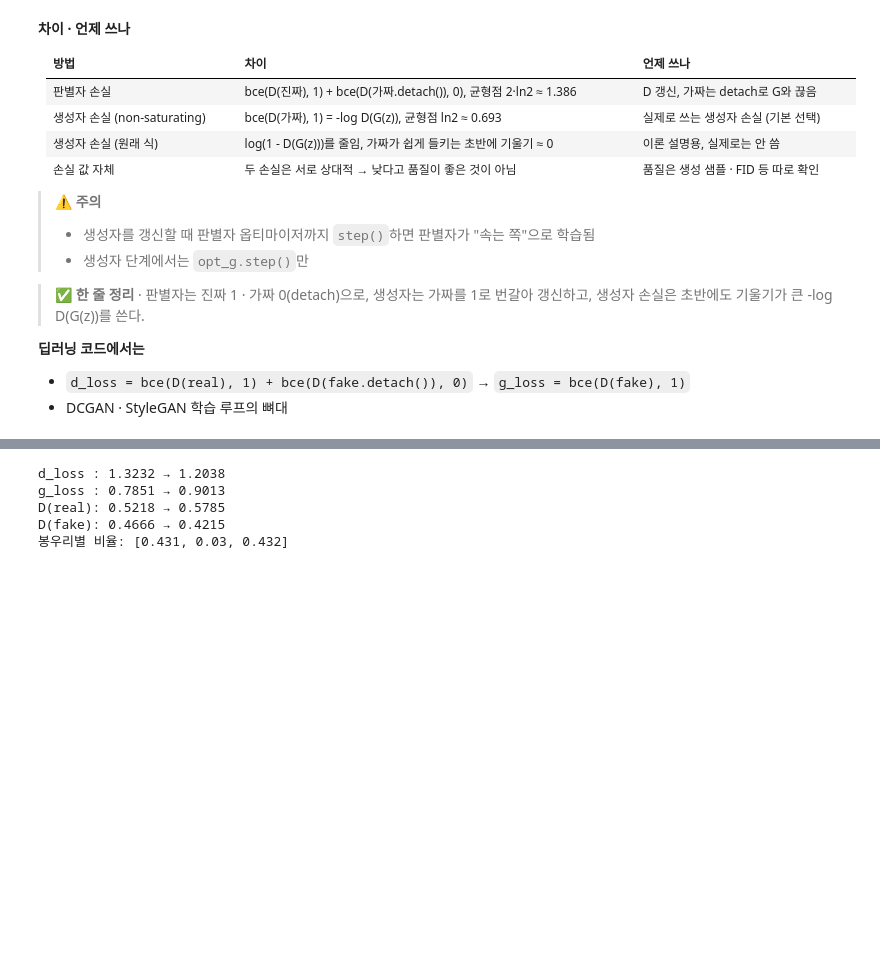
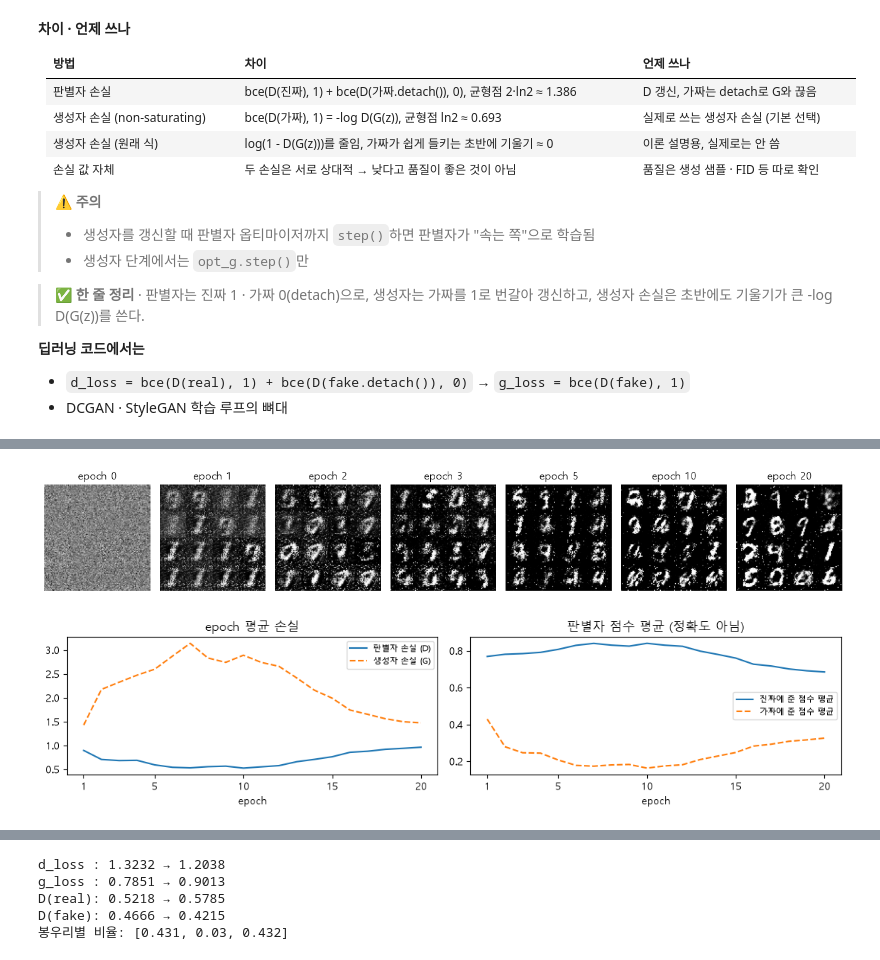
Before and after one commit to lee-da-gyo/ml-dl-study, a Jupyter notebook: 기초 문법 정리/13_생성모델/생성모델-1_GAN·Diffusion(완성본).ipynb, the cells around one changed output, grey strips where cells are left out. Drawn from its saved outputs; the diff is of its cells as text; code cells hidden in the pictures; blank space fills up the shorter version.

```diff
--- a/기초 문법 정리/13_생성모델/생성모델-1_GAN·Diffusion(완성본).ipynb
+++ b/기초 문법 정리/13_생성모델/생성모델-1_GAN·Diffusion(완성본).ipynb
@@ -444,0 +1127,31 @@ D(G(z))=0.9  | 원래 식 기울기 0.90 | non-saturating 기울기 0.10
+# %%
+# [수업 재현 Day1 GAN 첫 학습] 같은 고정 노이즈 16개의 그림 · 손실 곡선
+def tile(g):  # 16장 (16, 784 또는 1, 28, 28) → 4 × 4 격자 한 장
+    # 0 ~ 1
+    return ((g.view(4, 4, 28, 28).permute(0, 2, 1, 3).reshape(112, 112) + 1) / 2).clamp(0, 1)
+
+
+fig, ax = plt.subplots(1, 7, figsize=(13, 2.4))     # 0 · 1 · 2 · 3 · 5 · 10 · 20 epoch
+for a, (e, g) in zip(ax, log_mlp["grid"].items()):  # 남긴 epoch 순서대로
+    a.imshow(tile(g), cmap="gray")                  # 격자 그림
+    a.set_title(f"epoch {e}")                       # 칸 제목
+    a.axis("off")                                   # 축 숨김
+plt.tight_layout()                                  # 간격 정리
+plt.show()                                          # 그림 표시
+
+fig, ax = plt.subplots(1, 2, figsize=(11, 2.8))                              # 손실 · 점수 곡선
+ep = range(1, 21)                                                            # x축 epoch
+ax[0].plot(ep, log_mlp["d"], label="판별자 손실 (D)")                        # D 손실
+ax[0].plot(ep, log_mlp["g"], "--", label="생성자 손실 (G)")                  # G 손실
+ax[1].plot(ep, log_mlp["s_real"], label="진짜에 준 점수 평균")               # 진짜 점수
+ax[1].plot(ep, log_mlp["s_fake"], "--", label="가짜에 준 점수 평균")         # 가짜 점수
+for a, t in zip(ax, ["epoch 평균 손실", "판별자 점수 평균 (정확도 아님)"]):  # 두 칸 공통
+    a.set_title(t)                                                           # 칸 제목
+    a.set_xlabel("epoch")                                                    # x축 이름
+    a.set_xticks([1, 5, 10, 15, 20])                                         # epoch는 정수 눈금
+    a.legend(fontsize=8)                                                     # 범례
+plt.tight_layout()                                                           # 간격 정리
+plt.show()                                                                   # 그림 표시
+# %% [output]
+[figure, added]
+[figure, added]
```
Also changed, not shown: parts of 123 cells of this notebook, 5 other files.
